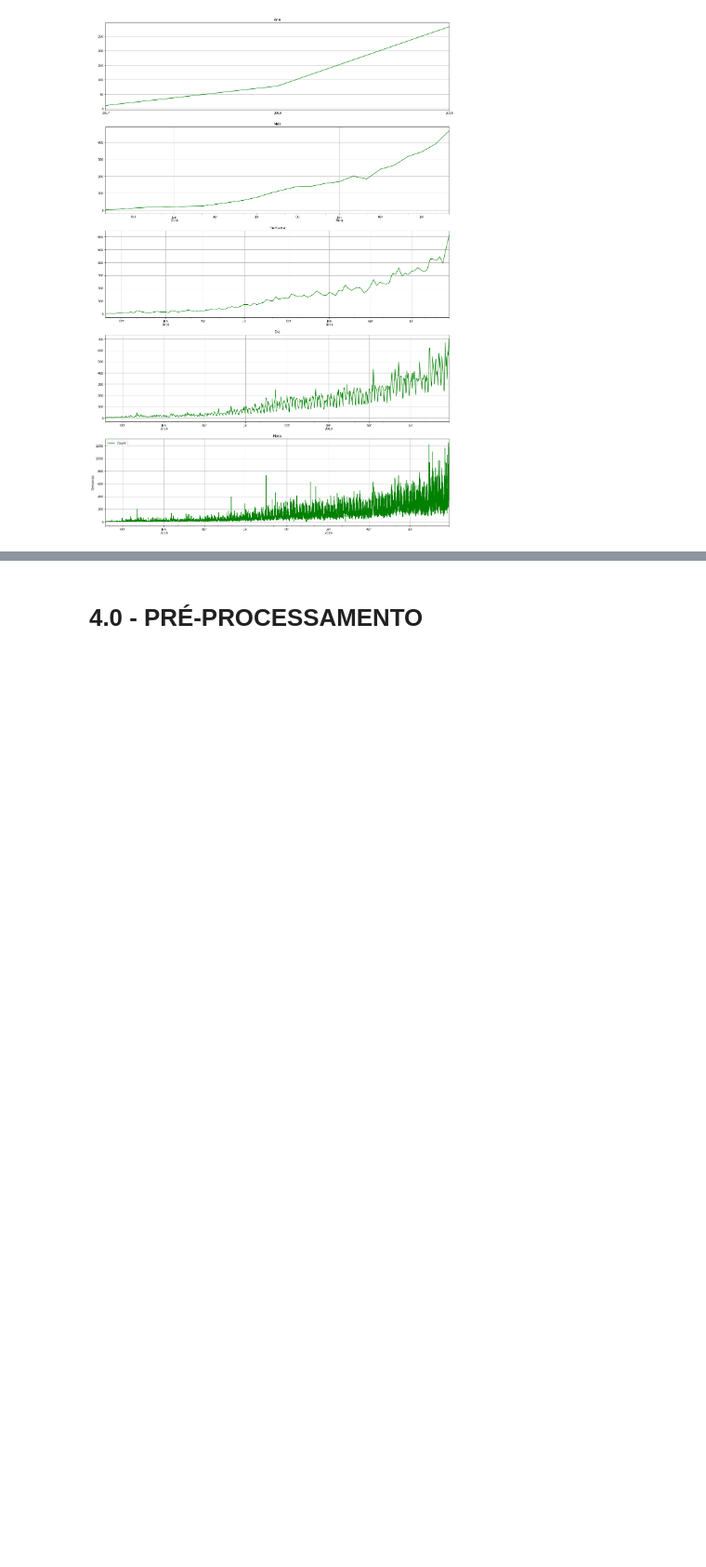
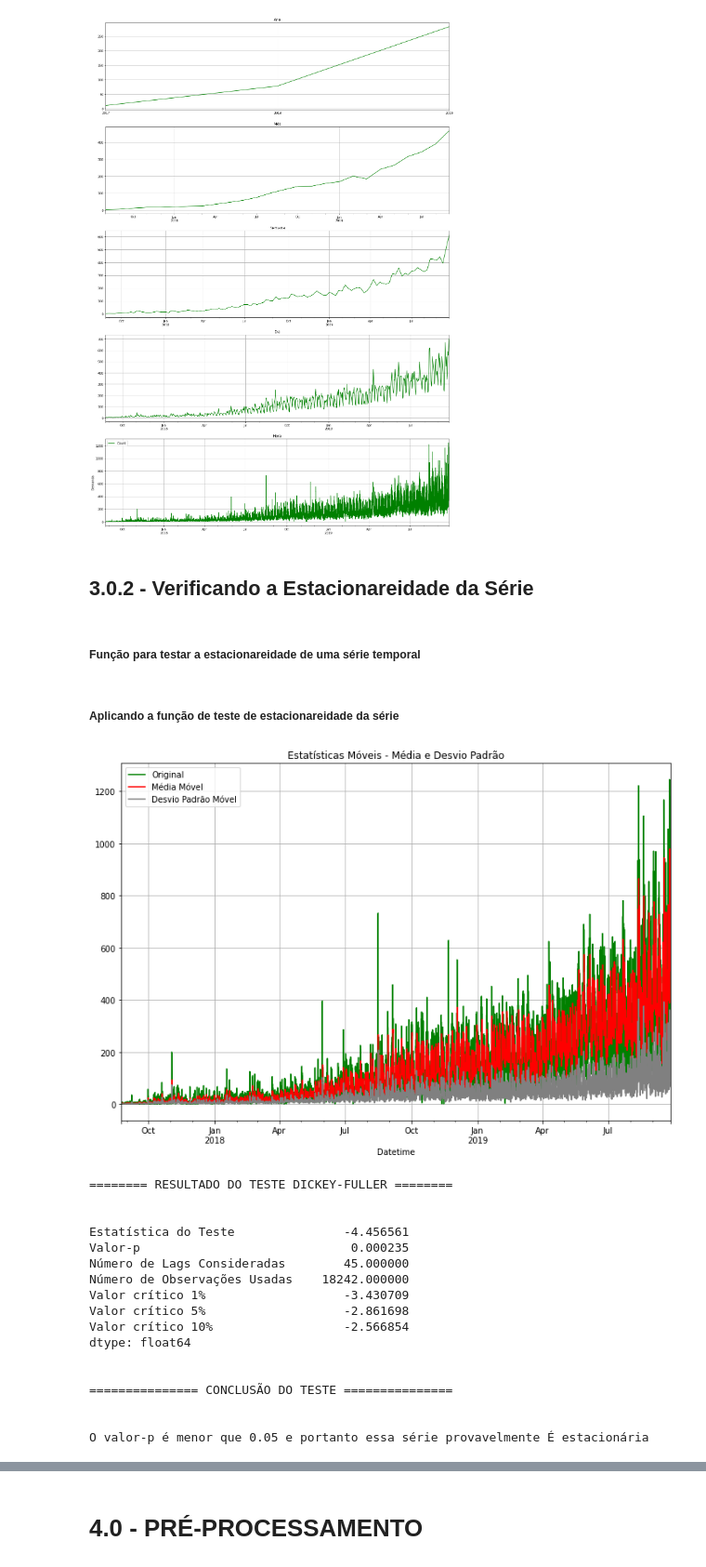
Before and after one commit to RicardoPaganini/HappyMoonVC, a Jupyter notebook: Happy-Moon-VC.ipynb, the cells around one changed output, grey strips where cells are left out. Shown at 93% size. Drawn from its saved outputs; the diff is of its cells as text; code cells hidden in the pictures; blank space fills up the shorter version.

```diff
--- a/Happy-Moon-VC.ipynb
+++ b/Happy-Moon-VC.ipynb
@@ -225,3 +250,66 @@ plt.legend(loc='best');
 plt.show();
 # %% [output]
 [figure]
+# %% [markdown]
+## 3.0.2 - Verificando a Estacionareidade da Série
+# %% [markdown]
+##### Função para testar a estacionareidade de uma série temporal
+# %%
+def estacionareidade(serie):
+    # Estatisticas móveis
+    rolmean = serie.rolling(window=12).mean()
+    rolstd = serie.rolling(window=12).std()
+
+    # Plot das estatísticas móveis
+    plt.figure(figsize=(12,8))
+    original = serie.plot(color='green', label='Original', grid=True)
+    mean = rolmean.plot(color='red', label='Média Móvel', grid=True)
+    std = rolstd.plot(color='gray', label='Desvio Padrão Móvel', grid=True)
+    plt.legend(loc='best')
+    plt.title('Estatísticas Móveis - Média e Desvio Padrão')
+    plt.show();
+
+    # Teste Dickey-Fuller
+    print(' RESULTADO DO TESTE DICKEY-FULLER '.center(50,'='))
+    print('\n')
+    dfteste = adfuller(serie, autolag = 'AIC')
+    dfsaida = pd.Series(dfteste[0:4], index=['Estatística do Teste',
+                                             'Valor-p',
+                                             'Número de Lags Consideradas',
+                                             'Número de Observações Usadas',])
+    for key, value in dfteste[4].items():
+        dfsaida[f'Valor crítico {key}'] = value
+
+    print(dfsaida)
+
+    # Testando o valor-p
+    print('\n')
+    print(' CONCLUSÃO DO TESTE '.center(50,'='))
+    print('\n')
+    if dfsaida[1] > 0.05:
+        print('O valor-p é maior que 0.05 e portanto essa série provavelmente NÃO é estacionária')
+    else:
+        print('O valor-p é menor que 0.05 e portanto essa série provavelmente É estacionária')
+# %% [markdown]
+##### Aplicando a função de teste de estacionareidade da série
+# %%
+estacionareidade(df3_treino.Count)
+# %% [output]
+[figure, added]
+======== RESULTADO DO TESTE DICKEY-FULLER ========
+
+
+Estatística do Teste               -4.456561
+Valor-p                             0.000235
+Número de Lags Consideradas        45.000000
+Número de Observações Usadas    18242.000000
+Valor crítico 1%                   -3.430709
+Valor crítico 5%                   -2.861698
+Valor crítico 10%                  -2.566854
+dtype: float64
+
+
+=============== CONCLUSÃO DO TESTE ===============
+
+
+O valor-p é menor que 0.05 e portanto essa série provavelmente É estacionária
```
Also changed, not shown: parts of 55 cells of this notebook.
